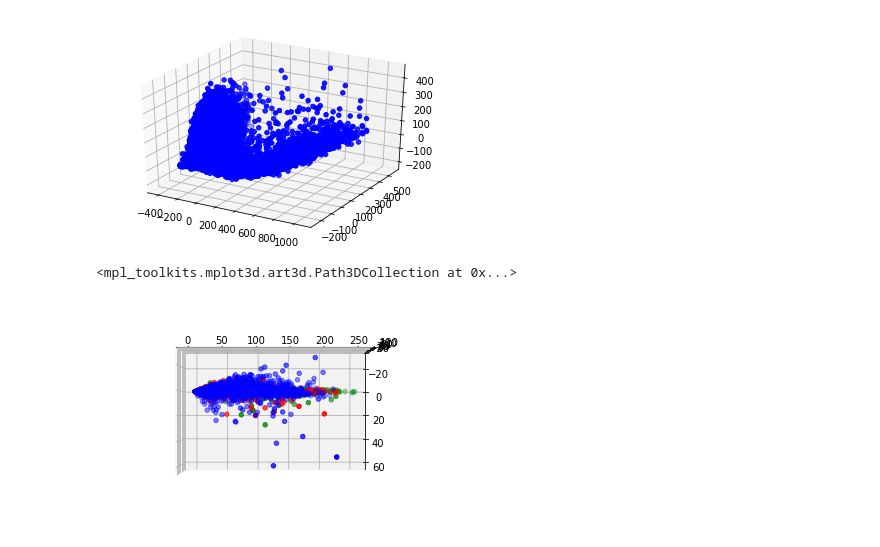
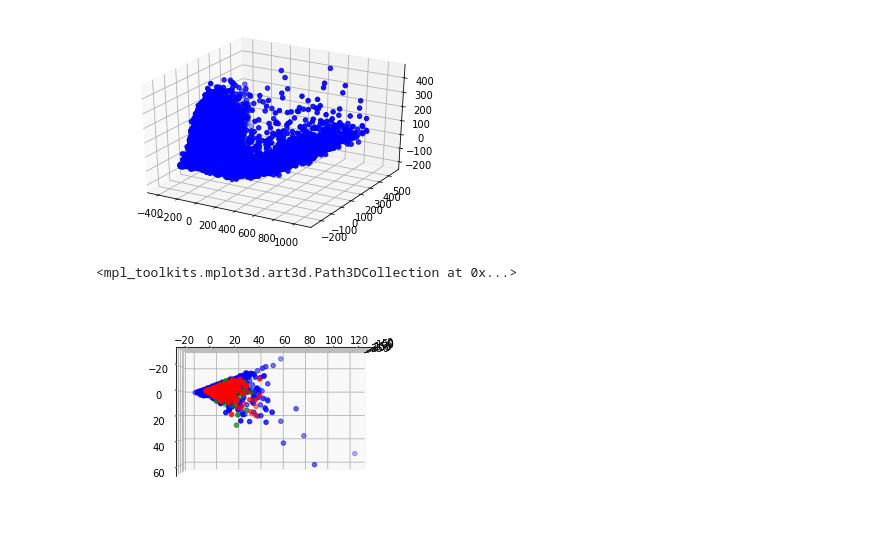
Before and after one commit to holmosaint/delfi, a Jupyter notebook: model/Ribon/Visualization.ipynb, the cells around one changed output. Saved outputs shown, nothing was run; the diff lists cells and outputs as text; code cells hidden in the pictures.

```diff
--- a/model/Ribon/Visualization.ipynb
+++ b/model/Ribon/Visualization.ipynb
@@ -110,10 +110,10 @@ for i in range(3):
 # %%
 fig = plt.figure()
 ax = fig.add_subplot(111, projection='3d')
-ax.view_init(elev=180, azim=270)
+ax.view_init(elev=180, azim=0)
 ax.scatter(PCA_feature[0][:, 0], PCA_feature[0][:, 1], PCA_feature[0][:, 2], c='b')
 ax.scatter(PCA_feature[1][:, 0], PCA_feature[1][:, 1], PCA_feature[1][:, 2], c='r')
 ax.scatter(PCA_feature[2][:, 0], PCA_feature[2][:, 1], PCA_feature[2][:, 2], c='g')
 # %% [output]
 <mpl_toolkits.mplot3d.art3d.Path3DCollection at 0x...>
-[figure, old version]
+[figure, new version]
```
Also changed, not shown: 1 other file.
